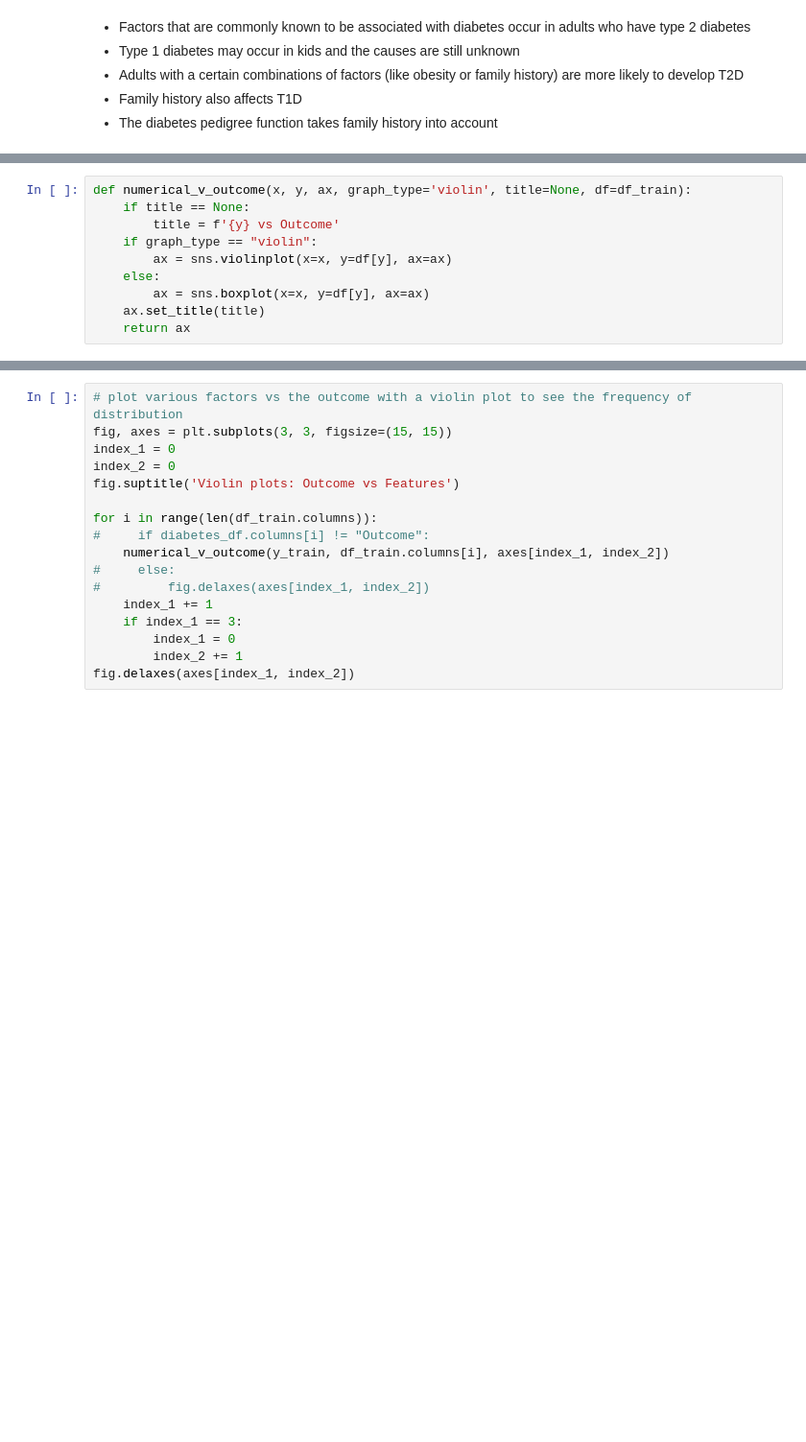
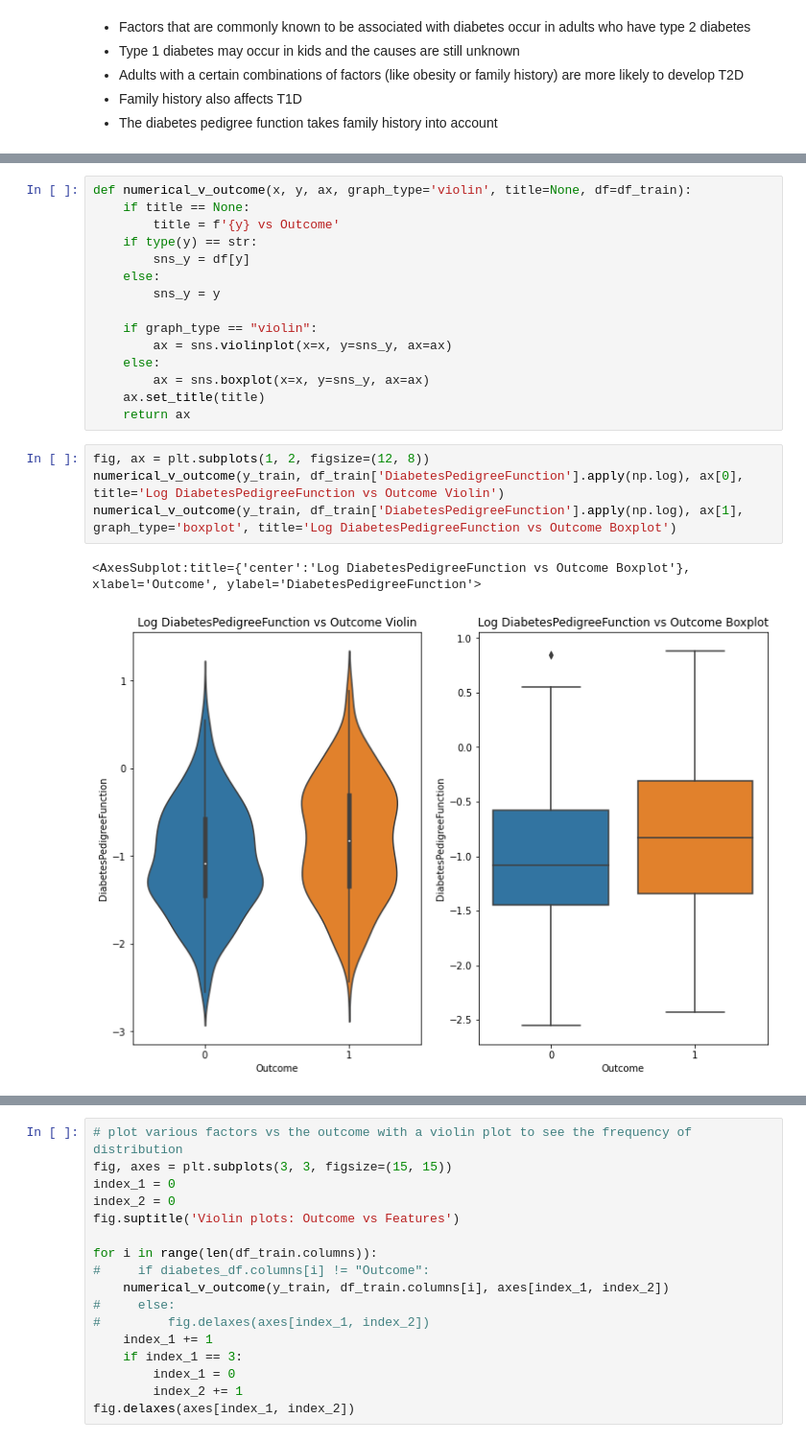
Before and after one commit to nico-palmar/ML_notebooks, a Jupyter notebook: xgb-diabetic-predictions.ipynb, the cells around one changed output, grey strips where cells are left out. Shown: that part at 96% size. Cells and saved outputs as stored; diff of their text form; blank space fills up the shorter version.

```diff
--- a/xgb-diabetic-predictions.ipynb
+++ b/xgb-diabetic-predictions.ipynb
@@ -174,9 +198,21 @@ Text(0.5, 1.0, 'Frequency of age in the dataset')
 def numerical_v_outcome(x, y, ax, graph_type='violin', title=None, df=df_train):
     if title == None:
         title = f'{y} vs Outcome'
+    if type(y) == str:
+        sns_y = df[y]
+    else:
+        sns_y = y
+
     if graph_type == "violin":
-        ax = sns.violinplot(x=x, y=df[y], ax=ax)
+        ax = sns.violinplot(x=x, y=sns_y, ax=ax)
     else:
-        ax = sns.boxplot(x=x, y=df[y], ax=ax)
+        ax = sns.boxplot(x=x, y=sns_y, ax=ax)
     ax.set_title(title)
     return ax
+# %%
+fig, ax = plt.subplots(1, 2, figsize=(12, 8))
+numerical_v_outcome(y_train, df_train['DiabetesPedigreeFunction'].apply(np.log), ax[0], title='Log DiabetesPedigreeFunction vs Outcome Violin')
+numerical_v_outcome(y_train, df_train['DiabetesPedigreeFunction'].apply(np.log), ax[1], graph_type='boxplot', title='Log DiabetesPedigreeFunction vs Outcome Boxplot')
+# %% [output]
+<AxesSubplot:title={'center':'Log DiabetesPedigreeFunction vs Outcome Boxplot'}, xlabel='Outcome', ylabel='DiabetesPedigreeFunction'>
+[figure, added]
```
Also changed, not shown: parts of 11 cells of this notebook.
